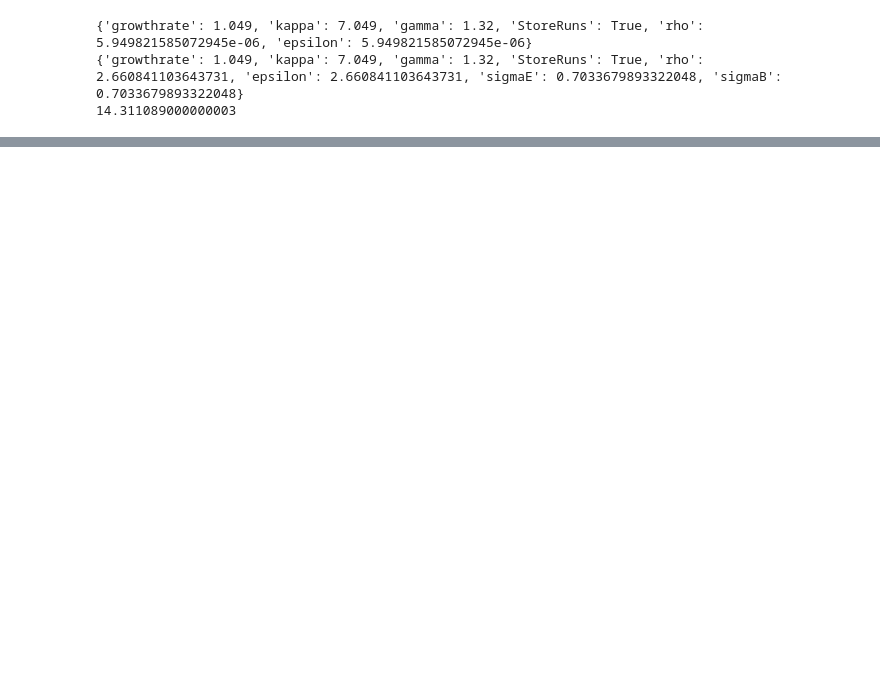
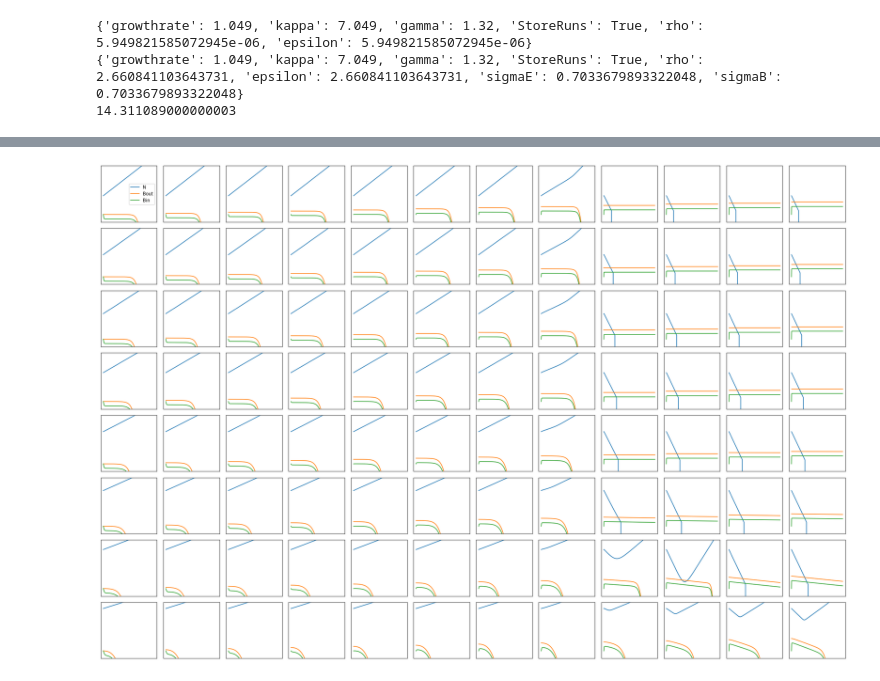
Before and after one commit to Michael000777/antibiotics, a Jupyter notebook: SimulationDynamics/Simulate Plates.ipynb, the cells around one changed output, grey strips where cells are left out. Drawn from its saved outputs; the diff is of its cells as text; code cells hidden in the pictures; blank space fills up the shorter version.

```diff
--- a/SimulationDynamics/Simulate Plates.ipynb
+++ b/SimulationDynamics/Simulate Plates.ipynb
@@ -136,15 +152,18 @@ pi.write_SVG()
 # %%
 fig,ax = plt.subplots(8,12, figsize = (24,16))
 for i in range(8):
     for j in range(12):
-        ax[i,j].plot(pdynInt.Trajectories[12*i + j][2].index,pdynInt.Trajectories[12*i + j][2]['N'])
-        ax[i,j].plot(pdynInt.Trajectories[12*i + j][2].index,pdynInt.Trajectories[12*i + j][2]['Bout'])
-        ax[i,j].plot(pdynInt.Trajectories[12*i + j][2].index,pdynInt.Trajectories[12*i + j][2]['Bin'])
+        ax[i,j].plot(pdynInt.Trajectories[12*i + j][2].index,pdynInt.Trajectories[12*i + j][2]['N'], label = 'N')
+        ax[i,j].plot(pdynInt.Trajectories[12*i + j][2].index,pdynInt.Trajectories[12*i + j][2]['Bout'], label = 'Bout')
+        ax[i,j].plot(pdynInt.Trajectories[12*i + j][2].index,pdynInt.Trajectories[12*i + j][2]['Bin'], label = 'Bin')
         ax[i,j].set_yscale('log')
         ax[i,j].set_ylim([1e-3,1e12])
         ax[i,j].set_xticks([])
         ax[i,j].set_yticks([])
+ax[0,0].legend()
 fig.tight_layout()
+# %% [output]
+[figure, added]
 # %%
 fig,ax = plt.subplots(8,12, figsize = (24,16))
 for i in range(8):
```
Also changed, not shown: parts of 5 cells of this notebook.
